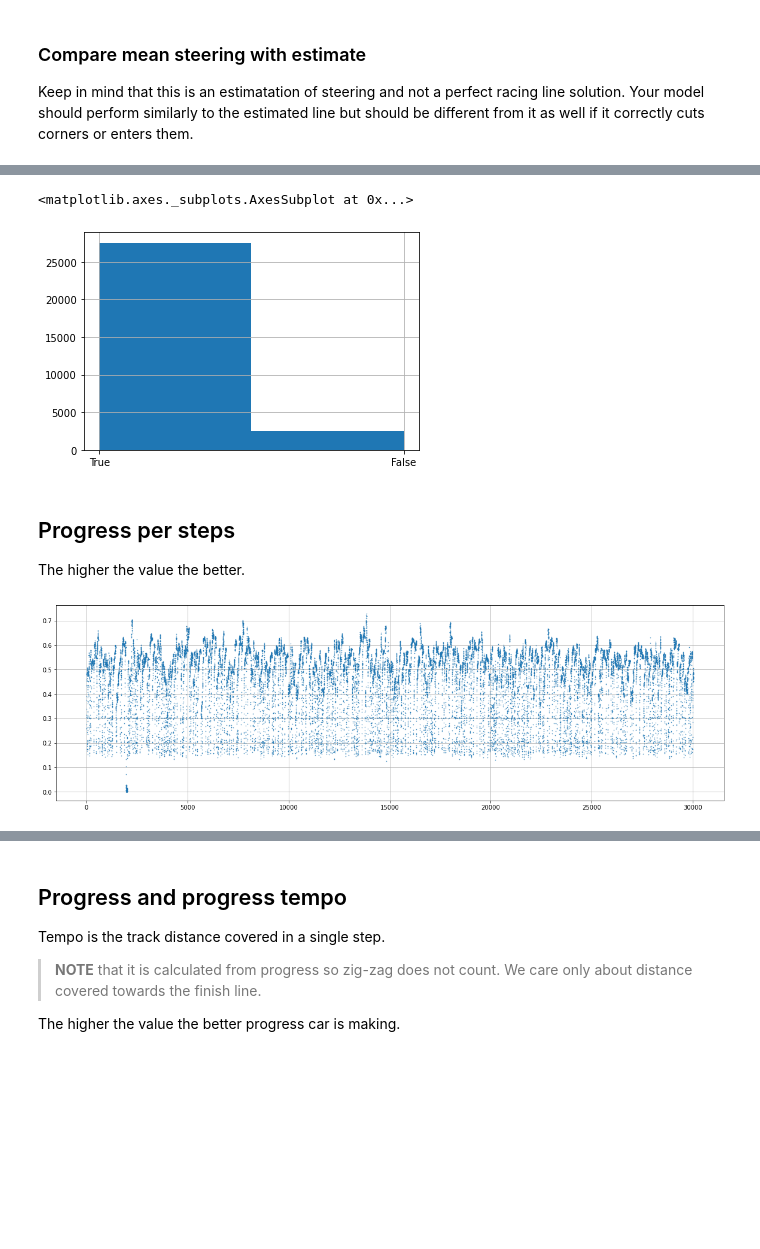
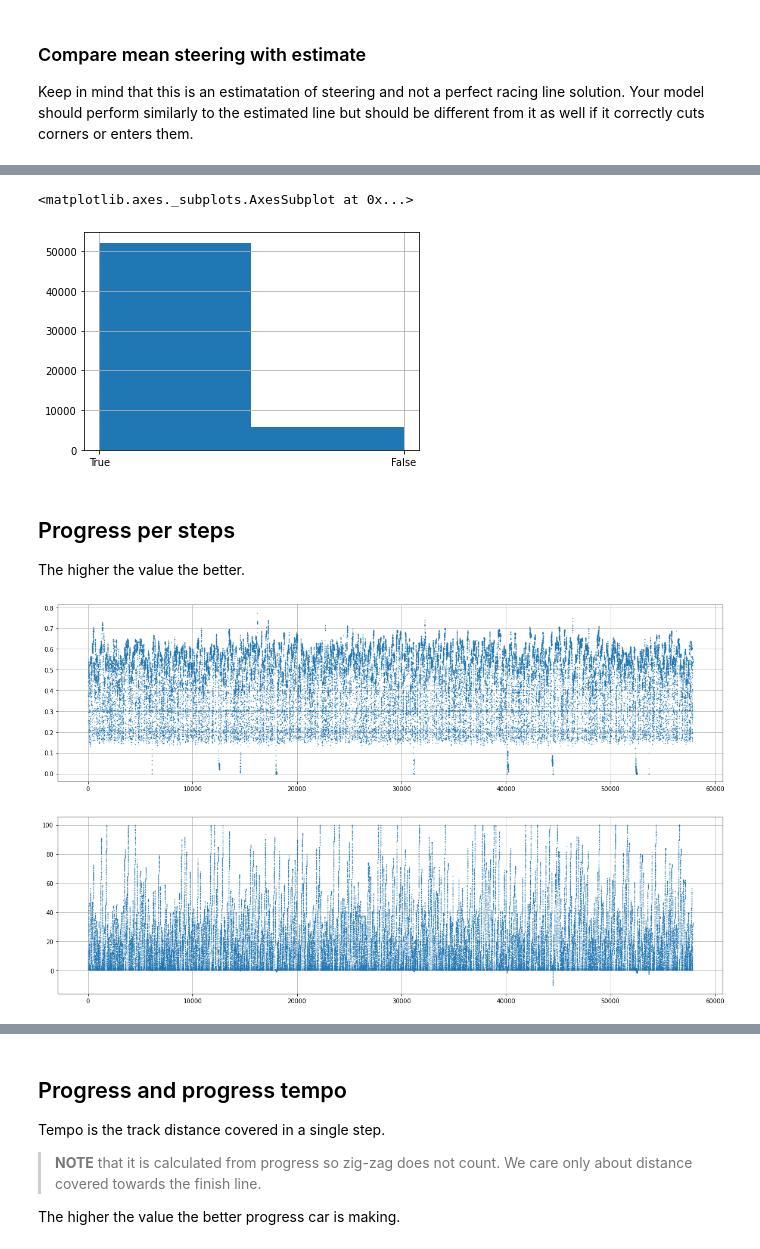
Before and after one commit to Maciej-GBS/dr-gummy, a Jupyter notebook: Essentials_analysis.ipynb, the cells around one changed output, grey strips where cells are left out. Drawn from its saved outputs; the diff is of its cells as text; code cells hidden in the pictures; blank space fills up the shorter version.

```diff
--- a/Essentials_analysis.ipynb
+++ b/Essentials_analysis.ipynb
@@ -99,14 +99,14 @@ plt.grid()
 # %% [markdown]
 ## Load log
 # %%
-stream_name = 'TTS-theta' ## CHANGE This to your simulation application ID
+stream_name = 'XTS-kappa' ## CHANGE This to your simulation application ID
 fname = 'logs/deepracer-%s.log' %stream_name  # The log will be downloaded into the specified path
 # %%
 cw.download_log(fname, stream_prefix=stream_name)  # add force=True if you downloaded the file before but want to repeat
 # %% [output]
 Log file exists, use force=True to download again
 # %%
-EPISODES_PER_ITERATION = 30 #  Set to value of your hyperparameter in training
+EPISODES_PER_ITERATION = 40 #  Set to value of your hyperparameter in training
 
 data = slio.load_data(fname)
 df = slio.convert_to_pandas(data, episodes_per_iteration=EPISODES_PER_ITERATION)
@@ -186,7 +186,7 @@ pu.plot_track(df, track, value_field='throttle', margin=1)
 df['on_track'].hist(bins=2)
 # %% [output]
 <matplotlib.axes._subplots.AxesSubplot at 0x...>
-[figure, old version]
+[figure, new version]
 # %% [markdown]
 ## Progress per steps
 The higher the value the better.
@@ -196,11 +196,15 @@ df['pps'] = np.where(pps < 0.0, 0.0, pps)
 # %%
 sample = df[df['pps'] < 2.0]
 # %%
-plt.figure(figsize=(20,6))
+plt.figure(figsize=(20,12))
+plt.subplot(211)
 plt.plot(np.arange(0,len(sample)), sample['pps'], '.', markersize=1)
 plt.grid()
+plt.subplot(212)
+plt.plot(np.arange(0,len(sample)), sample['progress'], '.', markersize=1)
+plt.grid()
 # %% [output]
-[figure, old version]
+[figure, new version]
 # %%
 pu.plot_track(sample, track, value_field='pps', margin=1)
 # %% [output]
```
Also changed, not shown: parts of 41 cells of this notebook, 3 other files.
